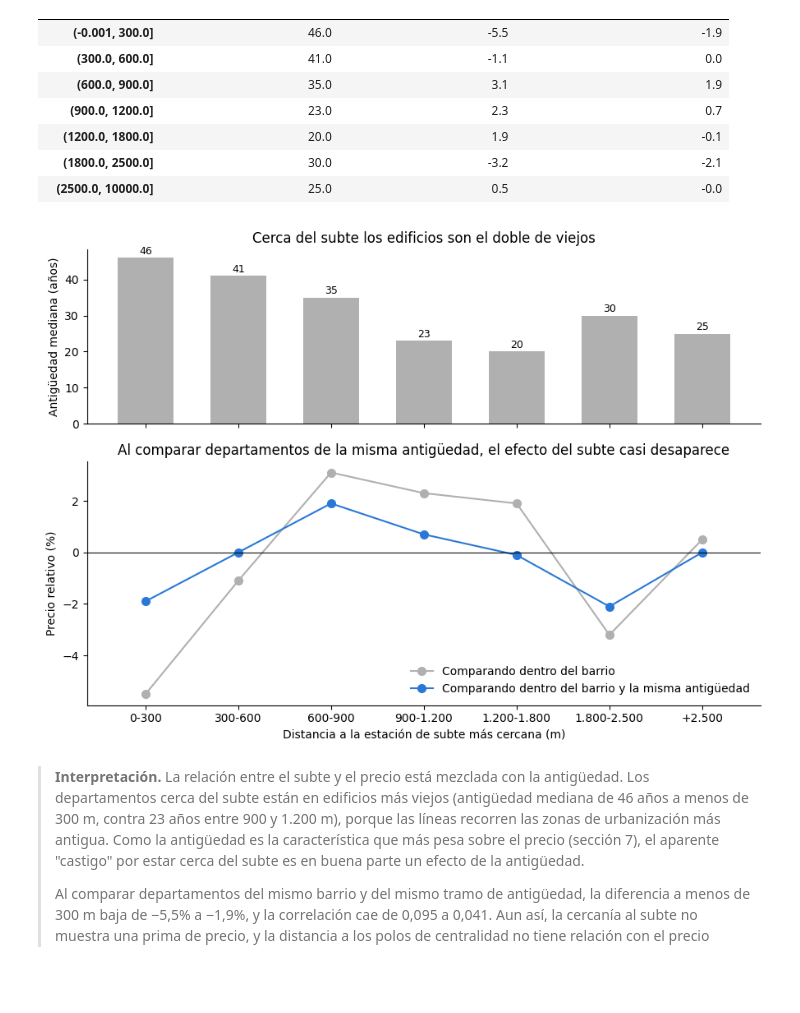
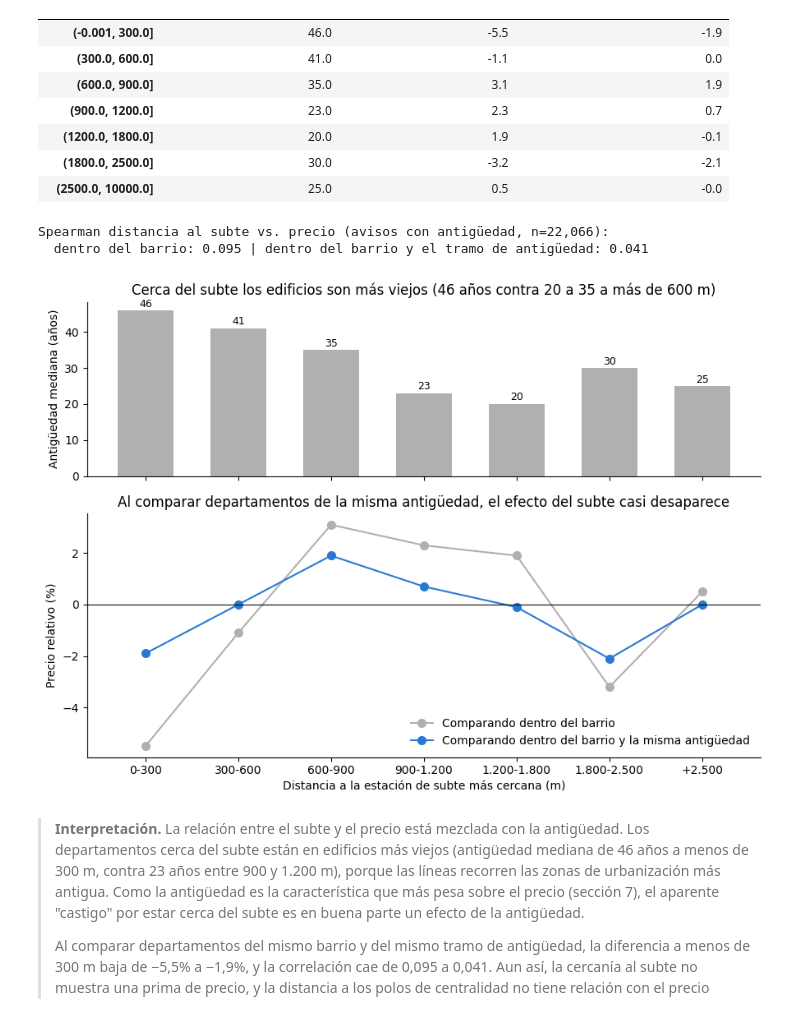
Before and after one commit to gbuhler-itba/TP-Analitica-Descriptiva, a Jupyter notebook: notebooks/02_eda.ipynb, the cells around one changed output. Drawn from its saved outputs; the diff is of its cells as text; code cells hidden in the pictures; blank space fills up the shorter version.

Commit message:
Correcciones de la revisión: expensas reproducibles, H1 con comparación contra el error del modelo, señales de error de carga y secciones faltantes del notebook

```diff
--- a/notebooks/02_eda.ipynb
+++ b/notebooks/02_eda.ipynb
@@ -323,33 +323,41 @@ comparacion
 | (1200.0, 1800.0] | 20.0 | 1.9 | -0.1 |
 | (1800.0, 2500.0] | 30.0 | -3.2 | -2.1 |
 | (2500.0, 10000.0] | 25.0 | 0.5 | -0.0 |
+# %%
+rho_barrio, _, n = eda.correlacion_intra_grupo(con_antig["dist_transporte_m"], np.log(con_antig["precio_m2_usd"]), con_antig["barrio"])
+rho_control, _, _ = eda.correlacion_intra_grupo(con_antig["dist_transporte_m"], np.log(con_antig["precio_m2_usd"]), grupo_control)
+print(f"Spearman distancia al subte vs. precio (avisos con antigüedad, n={n:,}):")
+print(f"  dentro del barrio: {rho_barrio:.3f} | dentro del barrio y el tramo de antigüedad: {rho_control:.3f}")
+# %% [output]
+Spearman distancia al subte vs. precio (avisos con antigüedad, n=22,066):
+  dentro del barrio: 0.095 | dentro del barrio y el tramo de antigüedad: 0.041
 # %%
 fig, (ax1, ax2) = plt.subplots(2, 1, figsize=(9, 6.5), sharex=True, gridspec_kw={"height_ratios": [1, 1.4]})
 x = np.arange(len(comparacion))
 etiquetas = ["0-300", "300-600", "600-900", "900-1.200", "1.200-1.800", "1.800-2.500", "+2.500"]
 
 ax1.bar(x, comparacion["antigüedad mediana (años)"], color=GRIS, width=0.6)
 for xi, v in zip(x, comparacion["antigüedad mediana (años)"]):
     ax1.text(xi, v + 1, f"{v:.0f}", ha="center", fontsize=9)
 ax1.set_ylabel("Antigüedad mediana (años)")
-ax1.set_title("Cerca del subte los edificios son el doble de viejos")
+ax1.set_title("Cerca del subte los edificios son más viejos (46 años contra 20 a 35 a más de 600 m)")
 
 ax2.plot(x, comparacion["precio relativo al barrio (%)"], "o-", color=GRIS, ms=7, label="Comparando dentro del barrio")
 ax2.plot(x, comparacion["precio relativo a barrio y antigüedad (%)"], "o-", color=AZUL, ms=7,
          label="Comparando dentro del barrio y la misma antigüedad")
 ax2.axhline(0, color="black", lw=0.8)
 ax2.set_ylabel("Precio relativo (%)")
 ax2.set_title("Al comparar departamentos de la misma antigüedad, el efecto del subte casi desaparece")
 ax2.legend(frameon=False, loc="lower right")
 ax2.set_xticks(x)
 ax2.set_xticklabels(etiquetas)
 ax2.set_xlabel("Distancia a la estación de subte más cercana (m)")
 for ax in (ax1, ax2):
     ax.spines[["top", "right"]].set_visible(False)
 plt.tight_layout()
 plt.show()
 # %% [output]
-[figure, old version]
+[figure, new version]
 # %% [markdown]
 > **Interpretación.** La relación entre el subte y el precio está mezclada con la antigüedad. Los departamentos cerca del subte están en edificios más viejos (antigüedad mediana de 46 años a menos de 300 m, contra 23 años entre 900 y 1.200 m), porque las líneas recorren las zonas de urbanización más antigua. Como la antigüedad es la característica que más pesa sobre el precio (sección 7), el aparente "castigo" por estar cerca del subte es en buena parte un efecto de la antigüedad.
 >
```
Also changed, not shown: parts of 2 cells of this notebook, 15 other files.
